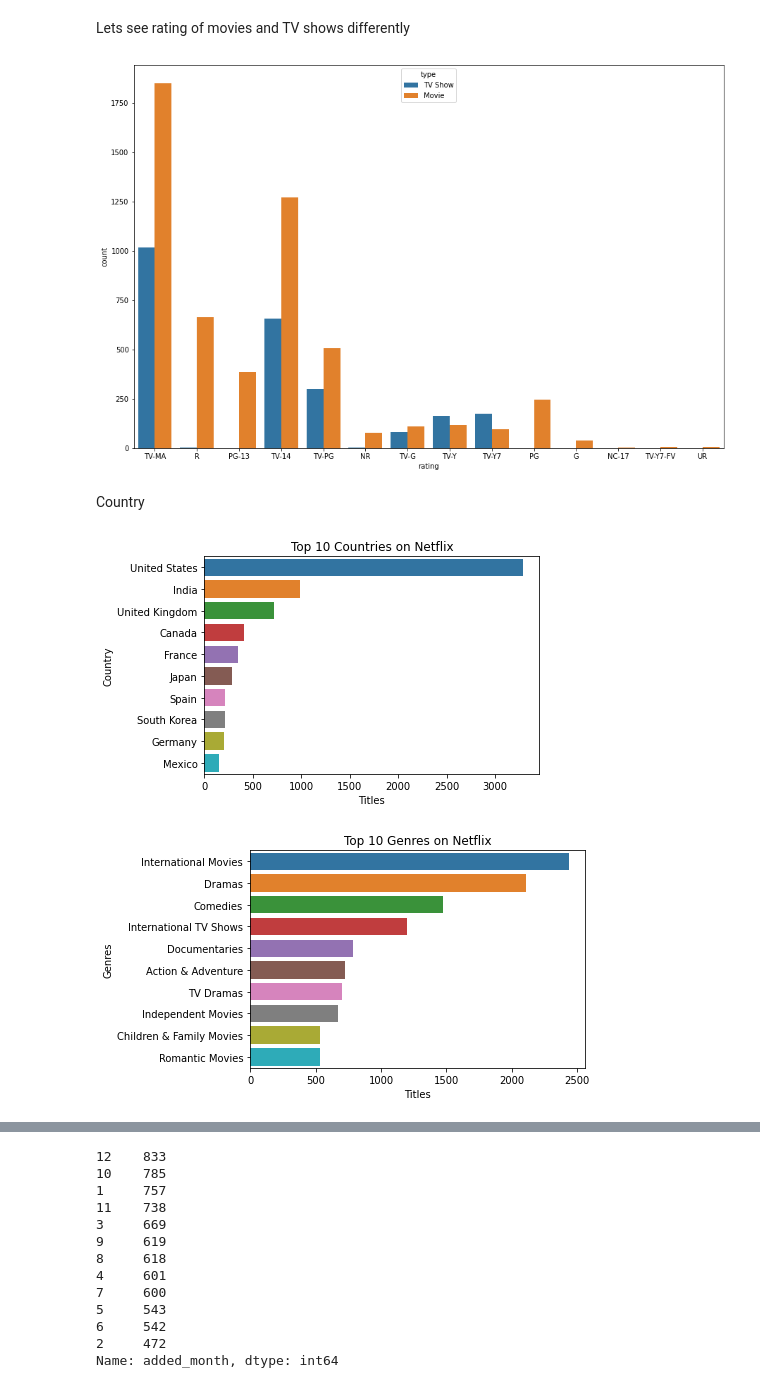
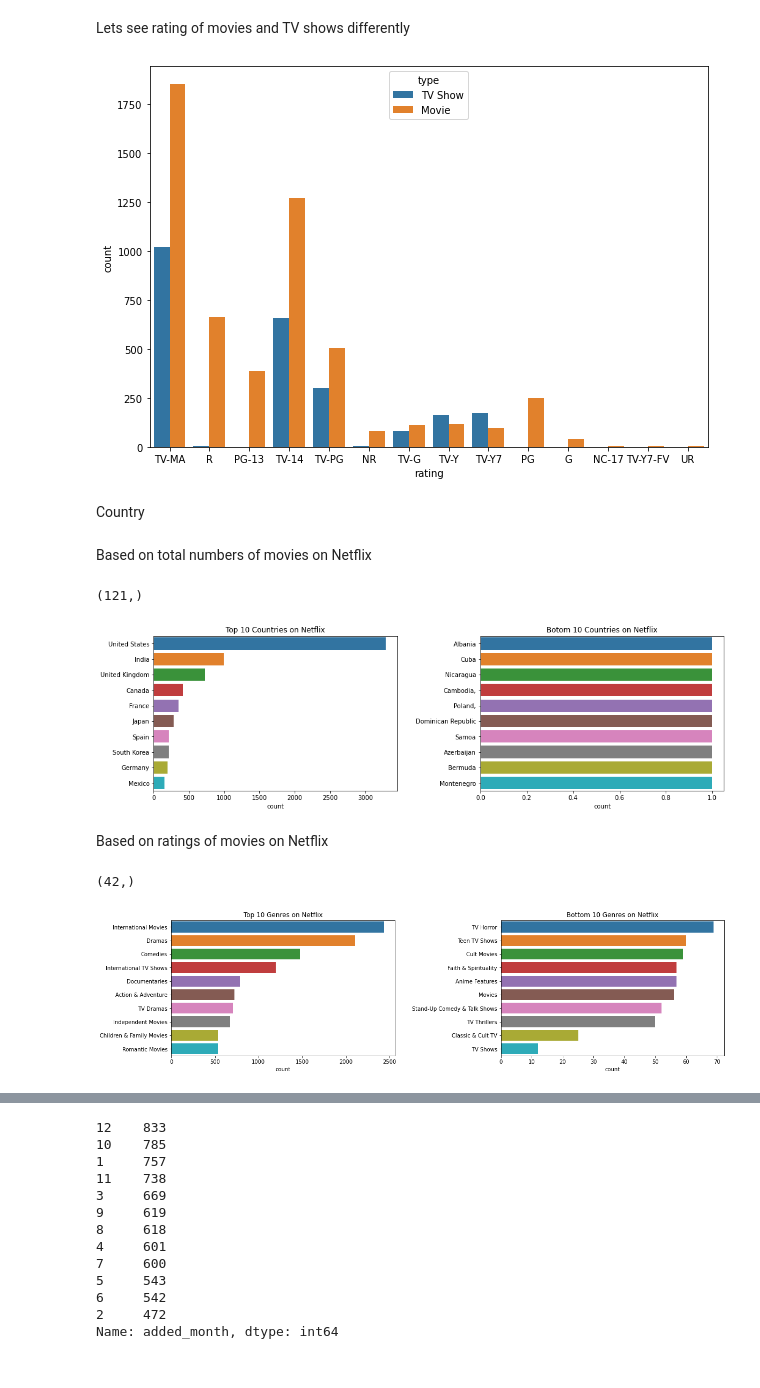
Before and after one commit to kiran2424/Netflix-Movies-and-TV-Shows-Clustering, a Jupyter notebook: NETFLIX_MOVIES_AND_TV_SHOWS_CLUSTERING.ipynb, the cells around one changed output, grey strips where cells are left out. Cells and saved outputs as stored; diff of their text form; code cells hidden in the pictures.

```diff
--- a/NETFLIX_MOVIES_AND_TV_SHOWS_CLUSTERING.ipynb
+++ b/NETFLIX_MOVIES_AND_TV_SHOWS_CLUSTERING.ipynb
@@ -212,31 +212,45 @@ Name: rating, dtype: int64
 # %% [markdown]
 Lets see rating of movies and TV shows differently
 # %%
-plt.figure(figsize=(15,10))
+plt.figure(figsize=(10,7))
 sns.countplot(x='rating', hue = 'type', data=data)
 plt.show()
 # %% [output]
-[figure, old version]
+[figure, new version]
 # %% [markdown]
 Country
+# %% [markdown]
+Based on total numbers of movies on Netflix
 # %%
 filtered_countries = data.set_index('title').country.str.split(', ', expand=True).stack().reset_index(level=1, drop=True);
 filtered_countries = filtered_countries[filtered_countries != 'Country Unavailable']
-g = sns.countplot(y = filtered_countries, order=filtered_countries.value_counts().index[:10])
-plt.title('Top 10 Countries on Netflix')
-plt.xlabel('Titles')
-plt.ylabel('Country')
+plt.rcParams['figure.figsize'] = (15, 5)
+print(filtered_countries.value_counts().shape)
+fig, axes = plt.subplots(1, 2)
+sns.countplot(y = filtered_countries, order=filtered_countries.value_counts().index[:10], ax=axes[0])
+sns.countplot(y = filtered_countries, order=filtered_countries.value_counts().index[111:], ax=axes[1])
+axes[0].set_title('Top 10 Countries on Netflix')
+axes[1].set_title('Botom 10 Countries on Netflix')
+fig.tight_layout(pad=3.0)
 plt.show()
 # %% [output]
+(121,)
-[figure, old version]
+[figure, new version]
+# %% [markdown]
+Based on ratings of movies on Netflix
 # %%
-filtered_genres = data.set_index('title').listed_in.str.split(', ', expand=True).stack().reset_index(level=1, drop=True);
-g = sns.countplot(y = filtered_genres, order=filtered_genres.value_counts().index[:10])
-plt.title('Top 10 Genres on Netflix')
-plt.xlabel('Titles')
-plt.ylabel('Genres')
+filtered_genres = data.set_index('title').listed_in.str.split(', ', expand=True).stack().reset_index(level=1, drop=True)
+print(filtered_genres.value_counts().shape)
+plt.rcParams['figure.figsize'] = (17, 5)
+fig, axes = plt.subplots(1, 2)
+sns.countplot(y = filtered_genres, order=filtered_genres.value_counts().index[:10], ax=axes[0])
+sns.countplot(y = filtered_genres, order=filtered_genres.value_counts().index[32:], ax=axes[1])
+axes[0].set_title('Top 10 Genres on Netflix')
+axes[1].set_title('Bottom 10 Genres on Netflix')
+fig.tight_layout(pad=3.0)
 plt.show()
 # %% [output]
+(42,)
-[figure, old version]
+[figure, new version]
 # %%
 filtered_directors = data[data.director != 'No Director'].set_index('title').director.str.split(', ', expand=True).stack().reset_index(level=1, drop=True)
```
Also changed, not shown: parts of 23 cells of this notebook.
